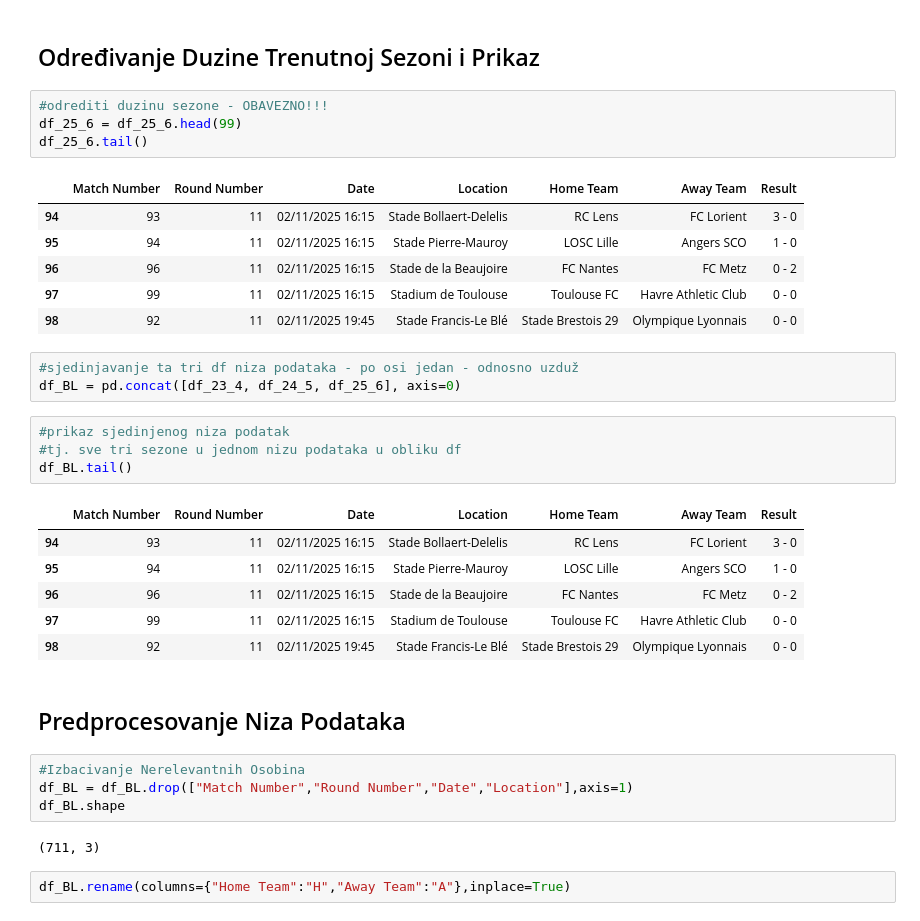
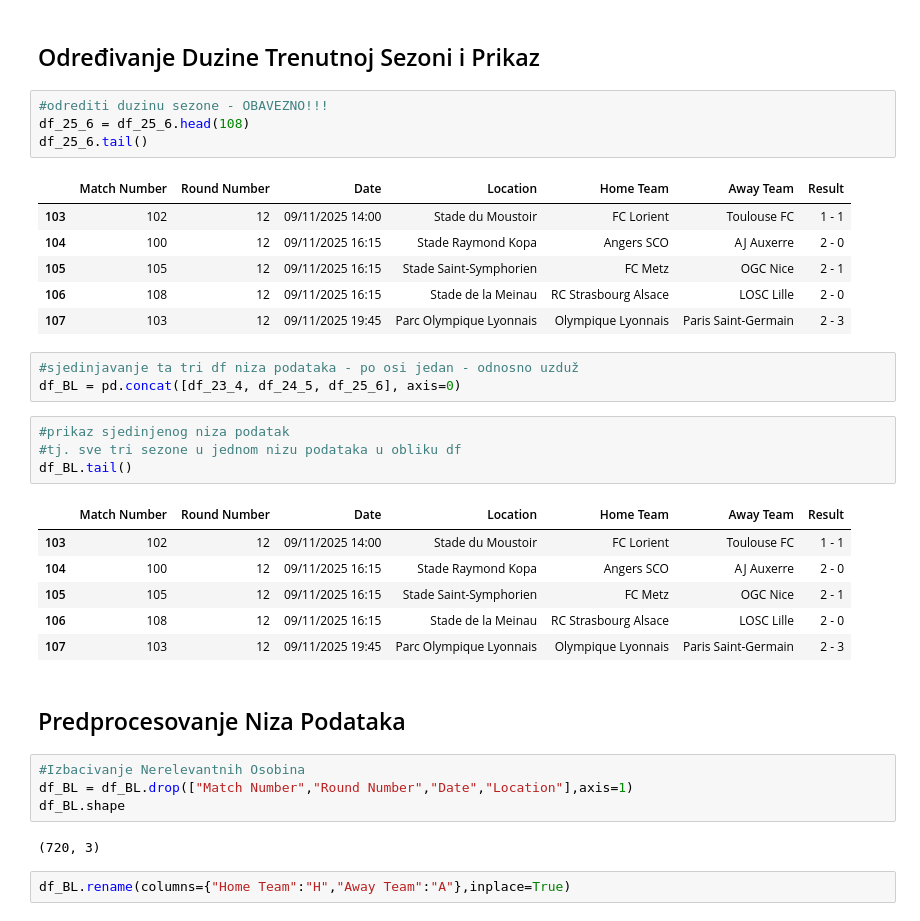
Before and after one commit to AmirBih/predikcija_rezultata_L1, a Jupyter notebook: L1- float_Predvidjanje_Pobjednika.ipynb, the cells around one changed output. Drawn from its saved outputs; the diff is of its cells as text.

```diff
--- a/L1- float_Predvidjanje_Pobjednika.ipynb
+++ b/L1- float_Predvidjanje_Pobjednika.ipynb
@@ -25,15 +25,15 @@ df_23_4["Away Team"] = df_23_4["Away Team"].replace("Havre AC", 'Havre Athletic
 ## Određivanje Duzine Trenutnoj Sezoni i Prikaz
 # %%
 #odrediti duzinu sezone - OBAVEZNO!!!
-df_25_6 = df_25_6.head(99)
+df_25_6 = df_25_6.head(108)
 df_25_6.tail()
 # %% [output]
 |  | Match Number | Round Number | Date | Location | Home Team | Away Team | Result |
-| 94 | 93 | 11 | 02/11/2025 16:15 | Stade Bollaert-Delelis | RC Lens | FC Lorient | 3 - 0 |
-| 95 | 94 | 11 | 02/11/2025 16:15 | Stade Pierre-Mauroy | LOSC Lille | Angers SCO | 1 - 0 |
-| 96 | 96 | 11 | 02/11/2025 16:15 | Stade de la Beaujoire | FC Nantes | FC Metz | 0 - 2 |
-| 97 | 99 | 11 | 02/11/2025 16:15 | Stadium de Toulouse | Toulouse FC | Havre Athletic Club | 0 - 0 |
-| 98 | 92 | 11 | 02/11/2025 19:45 | Stade Francis-Le Blé | Stade Brestois 29 | Olympique Lyonnais | 0 - 0 |
+| 103 | 102 | 12 | 09/11/2025 14:00 | Stade du Moustoir | FC Lorient | Toulouse FC | 1 - 1 |
+| 104 | 100 | 12 | 09/11/2025 16:15 | Stade Raymond Kopa | Angers SCO | AJ Auxerre | 2 - 0 |
+| 105 | 105 | 12 | 09/11/2025 16:15 | Stade Saint-Symphorien | FC Metz | OGC Nice | 2 - 1 |
+| 106 | 108 | 12 | 09/11/2025 16:15 | Stade de la Meinau | RC Strasbourg Alsace | LOSC Lille | 2 - 0 |
+| 107 | 103 | 12 | 09/11/2025 19:45 | Parc Olympique Lyonnais | Olympique Lyonnais | Paris Saint-Germain | 2 - 3 |
 # %%
 #sjedinjavanje ta tri df niza podataka - po osi jedan - odnosno uzduž
 df_BL = pd.concat([df_23_4, df_24_5, df_25_6], axis=0)
@@ -43,11 +43,11 @@ df_BL = pd.concat([df_23_4, df_24_5, df_25_6], axis=0)
 df_BL.tail()
 # %% [output]
 |  | Match Number | Round Number | Date | Location | Home Team | Away Team | Result |
-| 94 | 93 | 11 | 02/11/2025 16:15 | Stade Bollaert-Delelis | RC Lens | FC Lorient | 3 - 0 |
-| 95 | 94 | 11 | 02/11/2025 16:15 | Stade Pierre-Mauroy | LOSC Lille | Angers SCO | 1 - 0 |
-| 96 | 96 | 11 | 02/11/2025 16:15 | Stade de la Beaujoire | FC Nantes | FC Metz | 0 - 2 |
-| 97 | 99 | 11 | 02/11/2025 16:15 | Stadium de Toulouse | Toulouse FC | Havre Athletic Club | 0 - 0 |
-| 98 | 92 | 11 | 02/11/2025 19:45 | Stade Francis-Le Blé | Stade Brestois 29 | Olympique Lyonnais | 0 - 0 |
+| 103 | 102 | 12 | 09/11/2025 14:00 | Stade du Moustoir | FC Lorient | Toulouse FC | 1 - 1 |
+| 104 | 100 | 12 | 09/11/2025 16:15 | Stade Raymond Kopa | Angers SCO | AJ Auxerre | 2 - 0 |
+| 105 | 105 | 12 | 09/11/2025 16:15 | Stade Saint-Symphorien | FC Metz | OGC Nice | 2 - 1 |
+| 106 | 108 | 12 | 09/11/2025 16:15 | Stade de la Meinau | RC Strasbourg Alsace | LOSC Lille | 2 - 0 |
+| 107 | 103 | 12 | 09/11/2025 19:45 | Parc Olympique Lyonnais | Olympique Lyonnais | Paris Saint-Germain | 2 - 3 |
 # %% [markdown]
 ## Predprocesovanje Niza Podataka
 # %%
@@ -55,7 +55,7 @@ df_BL.tail()
 df_BL = df_BL.drop(["Match Number","Round Number","Date","Location"],axis=1)
 df_BL.shape
 # %% [output]
-(711, 3)
+(720, 3)
 # %%
 df_BL.rename(columns={"Home Team":"H","Away Team":"A"},inplace=True)
 # %%
```
Also changed, not shown: parts of 10 cells of this notebook, 9 other files.
